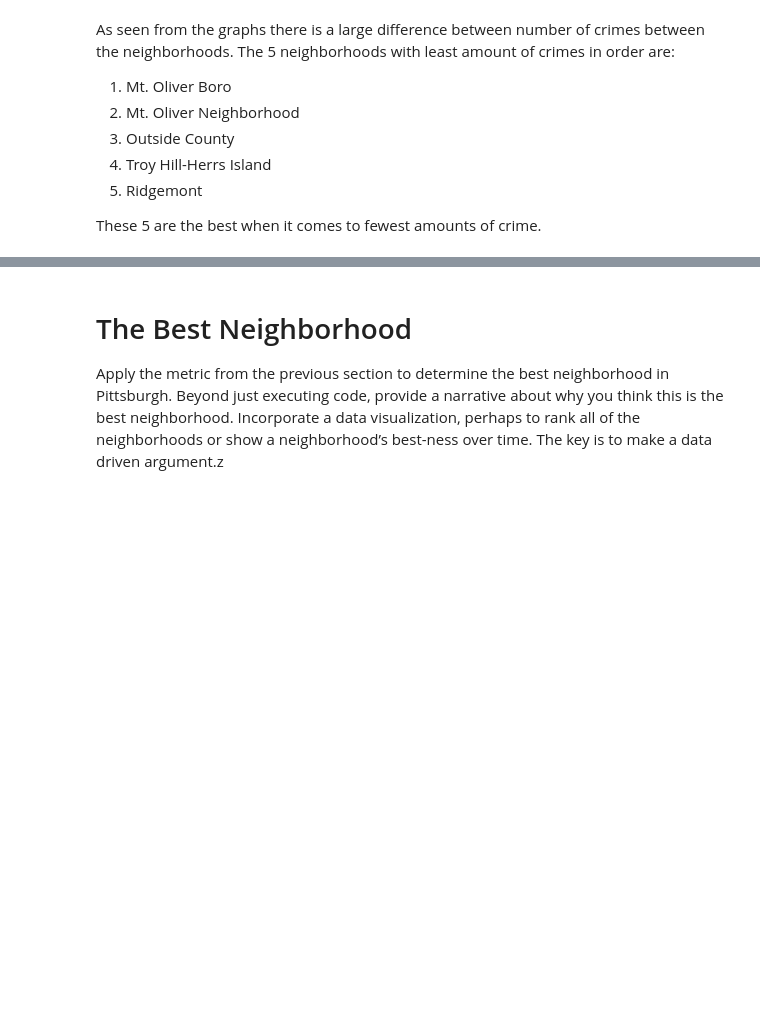
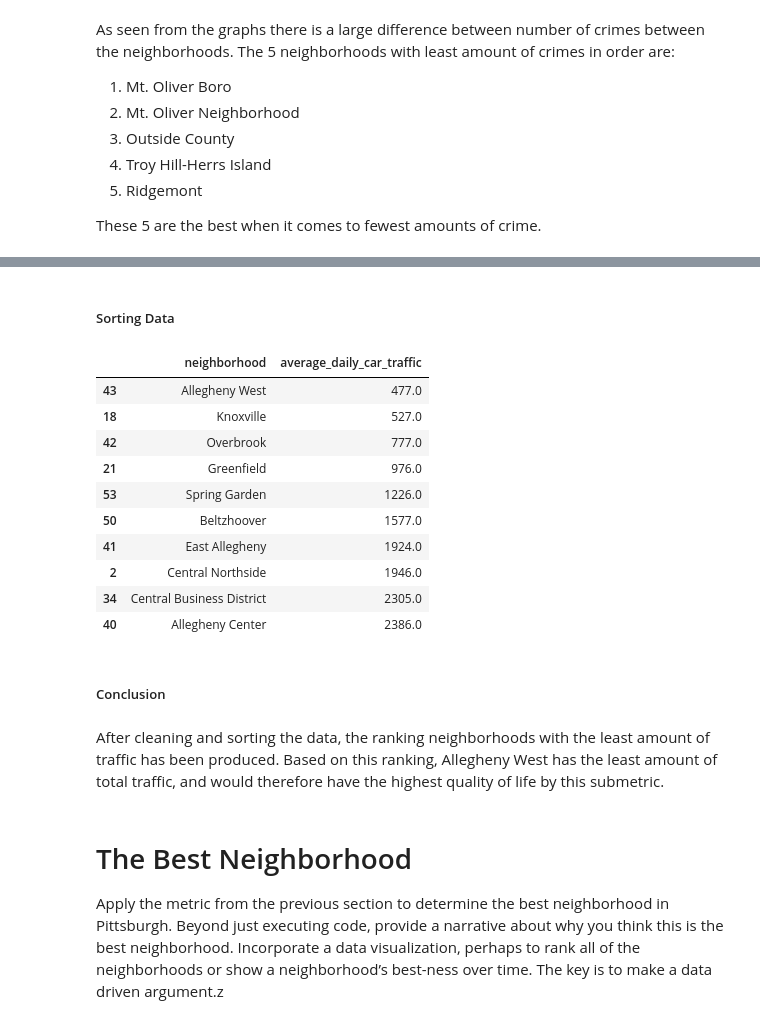
Before and after one commit to SeymourEric/Big-Ideas-Final-Project, a Jupyter notebook: presentationNotebook.ipynb, the cells around one changed output, grey strips where cells are left out. Cells and saved outputs as stored; diff of their text form; code cells hidden in the pictures; blank space fills up the shorter version.

```diff
--- a/presentationNotebook.ipynb
+++ b/presentationNotebook.ipynb
@@ -192,0 +223,28 @@ These 5 are the best when it comes to fewest amounts of crime.
+# %%
+
+# deletes all rows with null values in the columns we are focusing on
+traffic.dropna(subset=["average_daily_car_traffic"], inplace=True)
+
+# Creates a dictionary of neighborhoods and car counts
+
+# In the original data set, there are duplicate neighborhoods
+# so this is done to combine the car counts from the different
+# years so that there is only one instance of each neighborhood
+
+trafficDict = dict()
+i=0
+while i < len(traffic):
+    try:
+        neighborhood = traffic.loc[i, "neighborhood"]
+        if neighborhood in trafficDict.keys():
+            trafficDict[neighborhood] += traffic.at[i, "average_daily_car_traffic"]
+        else:
+            trafficDict[neighborhood] = traffic.at[i, "average_daily_car_traffic"]
+        i += 1
+    except:
+        i += 1
+print(trafficDict)
+
+# turns the dictionary into a pandas DataFrame
+cleaned = pd.DataFrame(list(trafficDict.items()), columns =["neighborhood", "average_daily_car_traffic"] )
+cleaned.head()
@@ -193,3 +259,25 @@ These 5 are the best when it comes to fewest amounts of crime.
+# %% [markdown]
+##### Sorting Data
+# %%
+# sorts by car traffic from least to greatest
+cleaned.sort_values("average_daily_car_traffic", ascending=True, inplace=True)
+cleaned.head(10)
+# %% [output]
+|  | neighborhood | average_daily_car_traffic |
+| 43 | Allegheny West | 477.0 |
+| 18 | Knoxville | 527.0 |
+| 42 | Overbrook | 777.0 |
+| 21 | Greenfield | 976.0 |
+| 53 | Spring Garden | 1226.0 |
+| 50 | Beltzhoover | 1577.0 |
+| 41 | East Allegheny | 1924.0 |
+| 2 | Central Northside | 1946.0 |
+| 34 | Central Business District | 2305.0 |
+| 40 | Allegheny Center | 2386.0 |
+# %% [markdown]
+##### Conclusion
+# %% [markdown]
+After cleaning and sorting the data, the ranking neighborhoods with the least amount of traffic has been produced. Based on this ranking, Allegheny West has the least amount of total traffic, and would therefore have the highest quality of life by this submetric.
 # %% [markdown]
 # The Best Neighborhood
 Apply the metric from the previous section to determine the best neighborhood in Pittsburgh. Beyond just executing code, provide a narrative about why you think this is the best neighborhood. Incorporate a data visualization, perhaps to rank all of the neighborhoods or show a neighborhood’s best-ness over time. The key is to make a data driven argument.z
```
Also changed, not shown: parts of 5 cells of this notebook.
